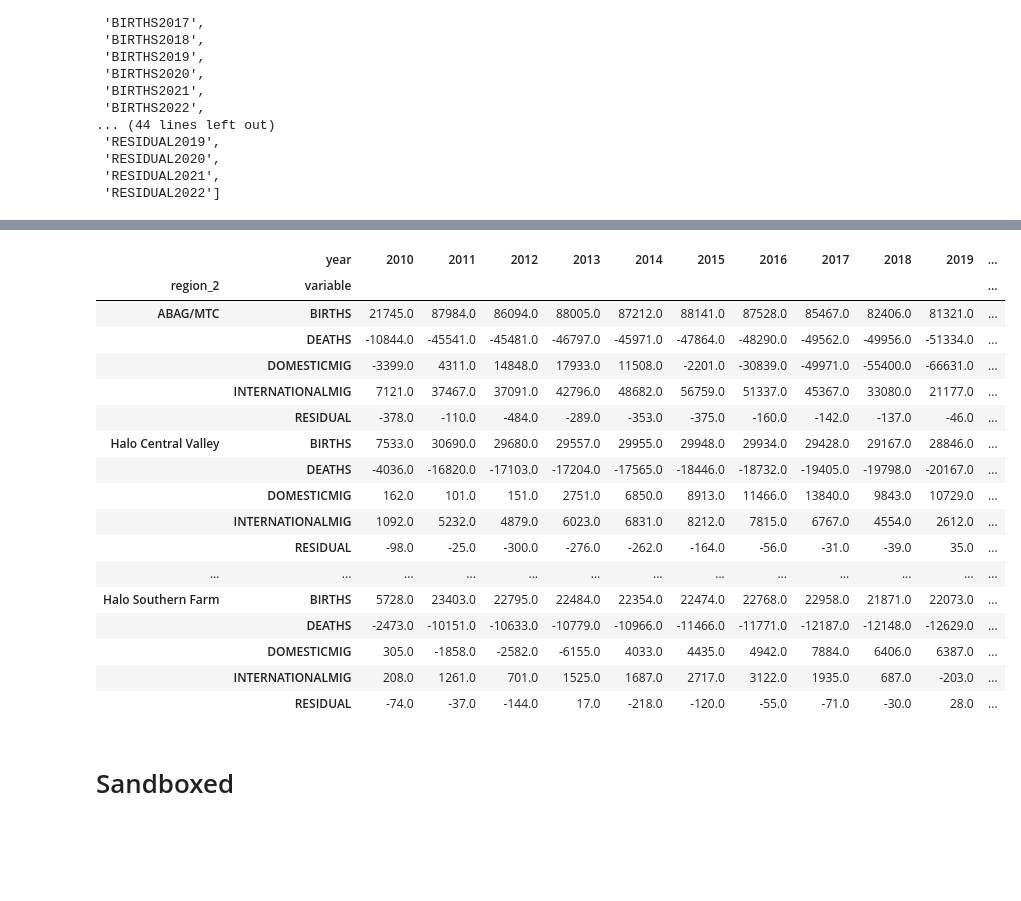
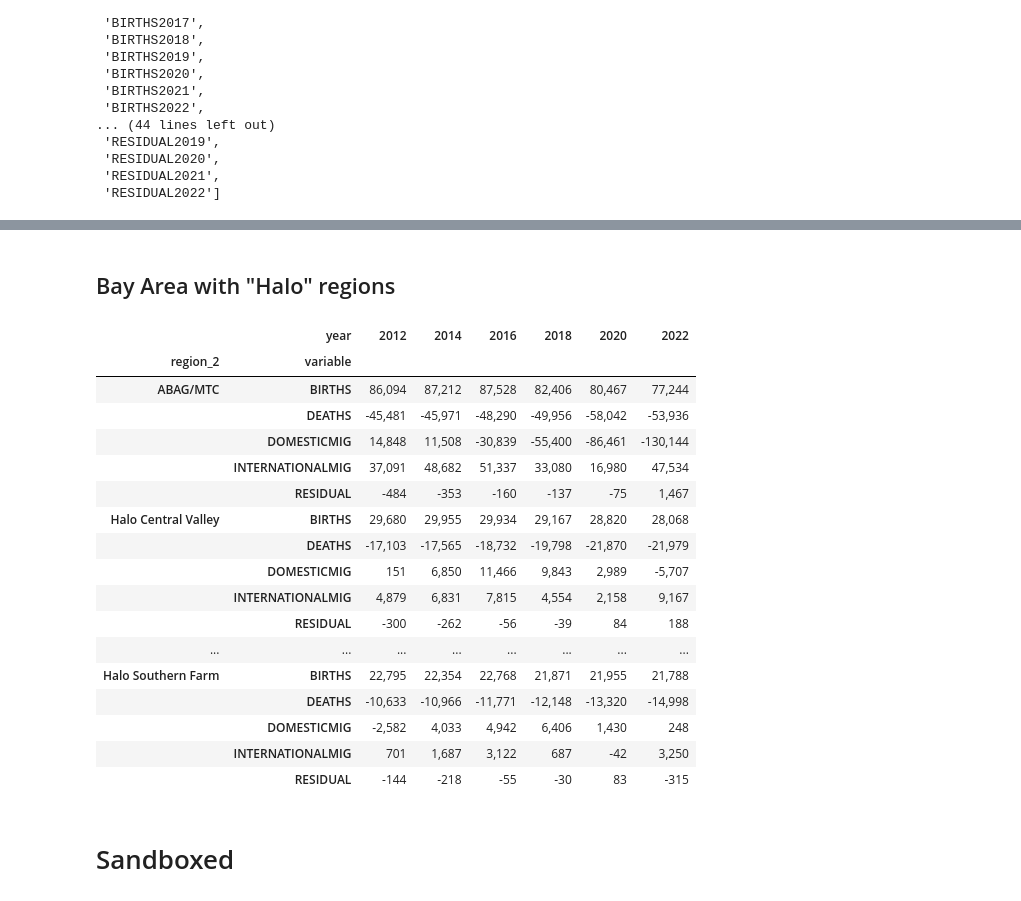
Before and after one commit to BayAreaMetro/regional_forecast, a Jupyter notebook: contextual/Demographics/county_population_post_covid.ipynb, the cells around one changed output, grey strips where cells are left out. Saved outputs shown, nothing was run; the diff lists cells and outputs as text; code cells hidden in the pictures; blank space fills up the shorter version.

```diff
--- a/contextual/Demographics/county_population_post_covid.ipynb
+++ b/contextual/Demographics/county_population_post_covid.ipynb
@@ -180,4 +184,9 @@ popest['region_2'] = popest.STCOUNTY.map(bayareareg_w_halo)
 popest['macroreg']=popest.STCOUNTY.map(ca_geos.set_index('GEOID').macroreg)
 # %% [markdown]
 ## Add county classification
+# %%
+for klass in ['Bill Frey / Brookings Inst.','Jed Kolko / Indeed','Bill Bishop / Daily Yonder']:
+    popest[klass]=popest.STCOUNTY.map(county_class.set_index('STCOUNTY')[klass])
+    popest[klass]=popest[klass].fillna('Rest of Counties')
+    popest[klass]=popest[klass].astype(pd.CategoricalDtype(categories=klass_order[klass],ordered=True))
 # %%
@@ -251,5 +271,5 @@ popest_long.head()
 # %%
-# Bay Area county level summary
+pd.options.display.float_format = '{:,.0f}'.format
 bayareapop_components_long = popest_long.query('variable.isin(@component_concepts) & STCOUNTY.isin(@bayareafips_full)').groupby(['CTYNAME', 'variable', 'year']).value.sum()
 bayareapop_components_long.unstack('year')[years_2]
 # %% [output]
@@ -322,27 +341,28 @@ cacogpop_components_long.unstack('year')[years_2]
+# %% [markdown]
+## Bay Area with "Halo" regions
 # %%
-# Bay Area with Halo regions
 bayarea2pop_components_long = popest_long.query('variable.isin(@component_concepts)').groupby(['region_2', 'variable', 'year']).value.sum()
 bayarea2pop_components_long.to_csv('../output/bayareahalopop_components_long_2020_2022.csv')
-bayarea2pop_components_long.unstack('year')
+bayarea2pop_components_long.unstack('year')[years_2]
 # %% [output]
-|  | year | 2010 | 2011 | 2012 | 2013 | 2014 | 2015 | 2016 | 2017 | 2018 | 2019 | ... |
-| region_2 | variable |  |  |  |  |  |  |  |  |  |  | ... |
-| ABAG/MTC | BIRTHS | 21745.0 | 87984.0 | 86094.0 | 88005.0 | 87212.0 | 88141.0 | 87528.0 | 85467.0 | 82406.0 | 81321.0 | ... |
-|  | DEATHS | -10844.0 | -45541.0 | -45481.0 | -46797.0 | -45971.0 | -47864.0 | -48290.0 | -49562.0 | -49956.0 | -51334.0 | ... |
-|  | DOMESTICMIG | -3399.0 | 4311.0 | 14848.0 | 17933.0 | 11508.0 | -2201.0 | -30839.0 | -49971.0 | -55400.0 | -66631.0 | ... |
-|  | INTERNATIONALMIG | 7121.0 | 37467.0 | 37091.0 | 42796.0 | 48682.0 | 56759.0 | 51337.0 | 45367.0 | 33080.0 | 21177.0 | ... |
-|  | RESIDUAL | -378.0 | -110.0 | -484.0 | -289.0 | -353.0 | -375.0 | -160.0 | -142.0 | -137.0 | -46.0 | ... |
-| Halo Central Valley | BIRTHS | 7533.0 | 30690.0 | 29680.0 | 29557.0 | 29955.0 | 29948.0 | 29934.0 | 29428.0 | 29167.0 | 28846.0 | ... |
-|  | DEATHS | -4036.0 | -16820.0 | -17103.0 | -17204.0 | -17565.0 | -18446.0 | -18732.0 | -19405.0 | -19798.0 | -20167.0 | ... |
-|  | DOMESTICMIG | 162.0 | 101.0 | 151.0 | 2751.0 | 6850.0 | 8913.0 | 11466.0 | 13840.0 | 9843.0 | 10729.0 | ... |
-|  | INTERNATIONALMIG | 1092.0 | 5232.0 | 4879.0 | 6023.0 | 6831.0 | 8212.0 | 7815.0 | 6767.0 | 4554.0 | 2612.0 | ... |
-|  | RESIDUAL | -98.0 | -25.0 | -300.0 | -276.0 | -262.0 | -164.0 | -56.0 | -31.0 | -39.0 | 35.0 | ... |
-| ... | ... | ... | ... | ... | ... | ... | ... | ... | ... | ... | ... | ... |
-| Halo Southern Farm | BIRTHS | 5728.0 | 23403.0 | 22795.0 | 22484.0 | 22354.0 | 22474.0 | 22768.0 | 22958.0 | 21871.0 | 22073.0 | ... |
-|  | DEATHS | -2473.0 | -10151.0 | -10633.0 | -10779.0 | -10966.0 | -11466.0 | -11771.0 | -12187.0 | -12148.0 | -12629.0 | ... |
-|  | DOMESTICMIG | 305.0 | -1858.0 | -2582.0 | -6155.0 | 4033.0 | 4435.0 | 4942.0 | 7884.0 | 6406.0 | 6387.0 | ... |
-|  | INTERNATIONALMIG | 208.0 | 1261.0 | 701.0 | 1525.0 | 1687.0 | 2717.0 | 3122.0 | 1935.0 | 687.0 | -203.0 | ... |
-|  | RESIDUAL | -74.0 | -37.0 | -144.0 | 17.0 | -218.0 | -120.0 | -55.0 | -71.0 | -30.0 | 28.0 | ... |
+|  | year | 2012 | 2014 | 2016 | 2018 | 2020 | 2022 |
+| region_2 | variable |  |  |  |  |  |  |
+| ABAG/MTC | BIRTHS | 86,094 | 87,212 | 87,528 | 82,406 | 80,467 | 77,244 |
+|  | DEATHS | -45,481 | -45,971 | -48,290 | -49,956 | -58,042 | -53,936 |
+|  | DOMESTICMIG | 14,848 | 11,508 | -30,839 | -55,400 | -86,461 | -130,144 |
+|  | INTERNATIONALMIG | 37,091 | 48,682 | 51,337 | 33,080 | 16,980 | 47,534 |
+|  | RESIDUAL | -484 | -353 | -160 | -137 | -75 | 1,467 |
+| Halo Central Valley | BIRTHS | 29,680 | 29,955 | 29,934 | 29,167 | 28,820 | 28,068 |
+|  | DEATHS | -17,103 | -17,565 | -18,732 | -19,798 | -21,870 | -21,979 |
+|  | DOMESTICMIG | 151 | 6,850 | 11,466 | 9,843 | 2,989 | -5,707 |
+|  | INTERNATIONALMIG | 4,879 | 6,831 | 7,815 | 4,554 | 2,158 | 9,167 |
+|  | RESIDUAL | -300 | -262 | -56 | -39 | 84 | 188 |
+| ... | ... | ... | ... | ... | ... | ... | ... |
+| Halo Southern Farm | BIRTHS | 22,795 | 22,354 | 22,768 | 21,871 | 21,955 | 21,788 |
+|  | DEATHS | -10,633 | -10,966 | -11,771 | -12,148 | -13,320 | -14,998 |
+|  | DOMESTICMIG | -2,582 | 4,033 | 4,942 | 6,406 | 1,430 | 248 |
+|  | INTERNATIONALMIG | 701 | 1,687 | 3,122 | 687 | -42 | 3,250 |
+|  | RESIDUAL | -144 | -218 | -55 | -30 | 83 | -315 |
 # %% [markdown]
 # Sandboxed
 # %%
```
Also changed, not shown: parts of 15 cells of this notebook.
